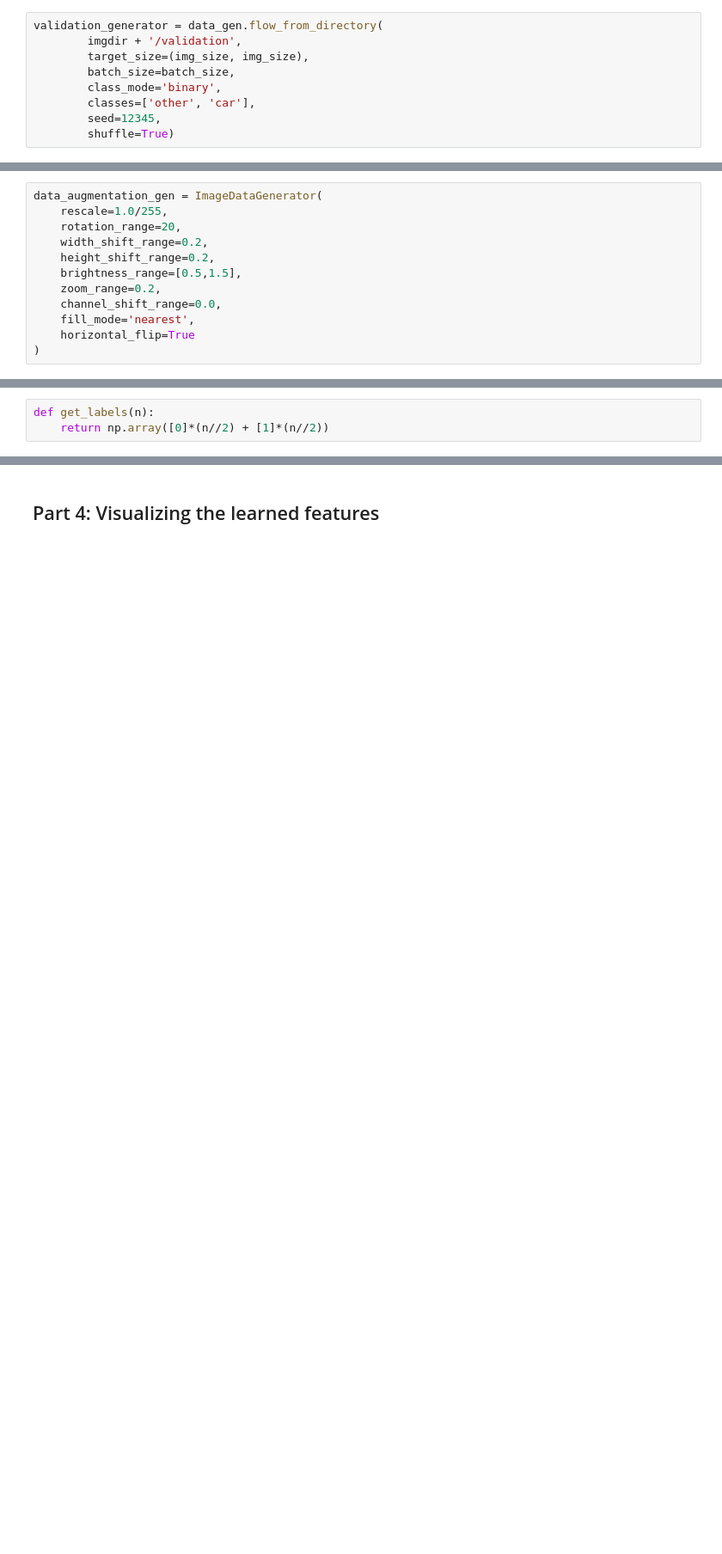
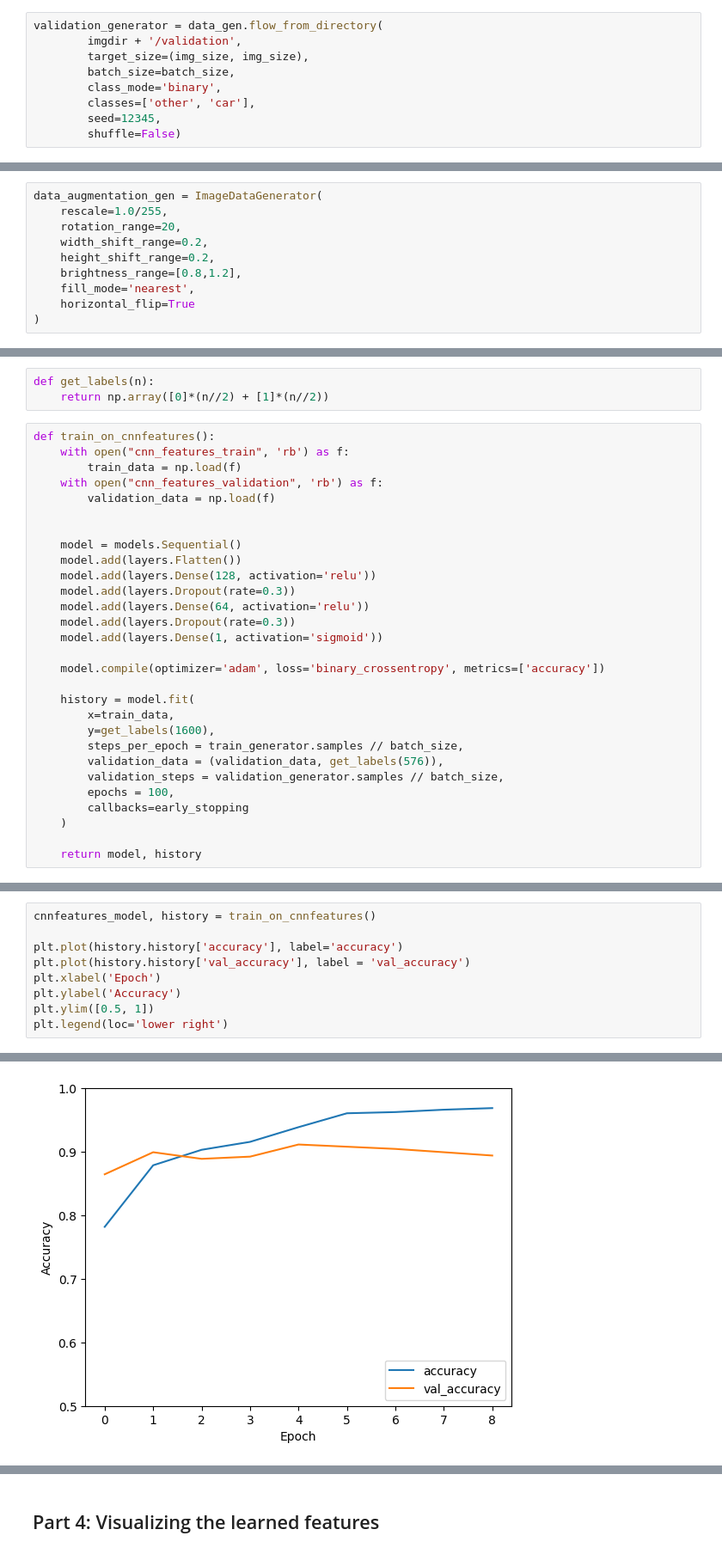
Before and after one commit to Yufu0/spotting-cars-CNN, a Jupyter notebook: PA5.ipynb, the cells around one changed output, grey strips where cells are left out. Shown at 86% size. Cells and saved outputs as stored; diff of their text form; blank space fills up the shorter version.

```diff
--- a/PA5.ipynb
+++ b/PA5.ipynb
@@ -47,7 +47,7 @@ validation_generator = data_gen.flow_from_directory(
         class_mode='binary',
         classes=['other', 'car'],
         seed=12345,
-        shuffle=True)
+        shuffle=False)
 # %% [output]
 Found 576 images belonging to 2 classes.
 # %% [markdown]
@@ -142,9 +150,7 @@ data_augmentation_gen = ImageDataGenerator(
     rotation_range=20,
     width_shift_range=0.2,
     height_shift_range=0.2,
-    brightness_range=[0.5,1.5],
-    zoom_range=0.2,
-    channel_shift_range=0.0,
+    brightness_range=[0.8,1.2],
     fill_mode='nearest',
     horizontal_flip=True
 )
@@ -225,3 +263,32 @@ def create_vgg16_features():
 # %%
 def get_labels(n):
     return np.array([0]*(n//2) + [1]*(n//2))
+# %%
+def train_on_cnnfeatures():
+    with open("cnn_features_train", 'rb') as f:
+        train_data = np.load(f)
+    with open("cnn_features_validation", 'rb') as f:
+        validation_data = np.load(f)
+
+
+    model = models.Sequential()
+    model.add(layers.Flatten())
+    model.add(layers.Dense(128, activation='relu'))
+    model.add(layers.Dropout(rate=0.3))
+    model.add(layers.Dense(64, activation='relu'))
+    model.add(layers.Dropout(rate=0.3))
+    model.add(layers.Dense(1, activation='sigmoid'))
+
+    model.compile(optimizer='adam', loss='binary_crossentropy', metrics=['accuracy'])
+
+    history = model.fit(
+        x=train_data,
+        y=get_labels(1600),
+        steps_per_epoch = train_generator.samples // batch_size,
+        validation_data = (validation_data, get_labels(576)),
+        validation_steps = validation_generator.samples // batch_size,
+        epochs = 100,
+        callbacks=early_stopping
+    )
+
+    return model, history
@@ -227,0 +300,10 @@ def get_labels(n):
+# %%
+cnnfeatures_model, history = train_on_cnnfeatures()
+
+plt.plot(history.history['accuracy'], label='accuracy')
+plt.plot(history.history['val_accuracy'], label = 'val_accuracy')
+plt.xlabel('Epoch')
+plt.ylabel('Accuracy')
+plt.ylim([0.5, 1])
+plt.legend(loc='lower right')
+# %% [output]
@@ -227,0 +329 @@ def get_labels(n):
+[figure, added]
```
Also changed, not shown: parts of 17 cells of this notebook.
